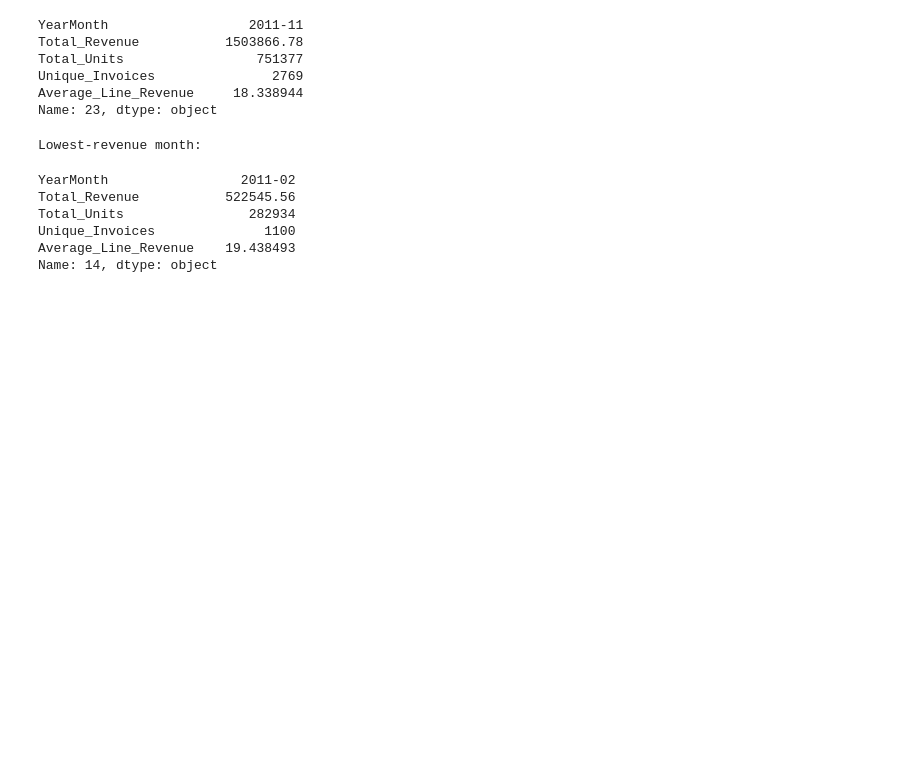
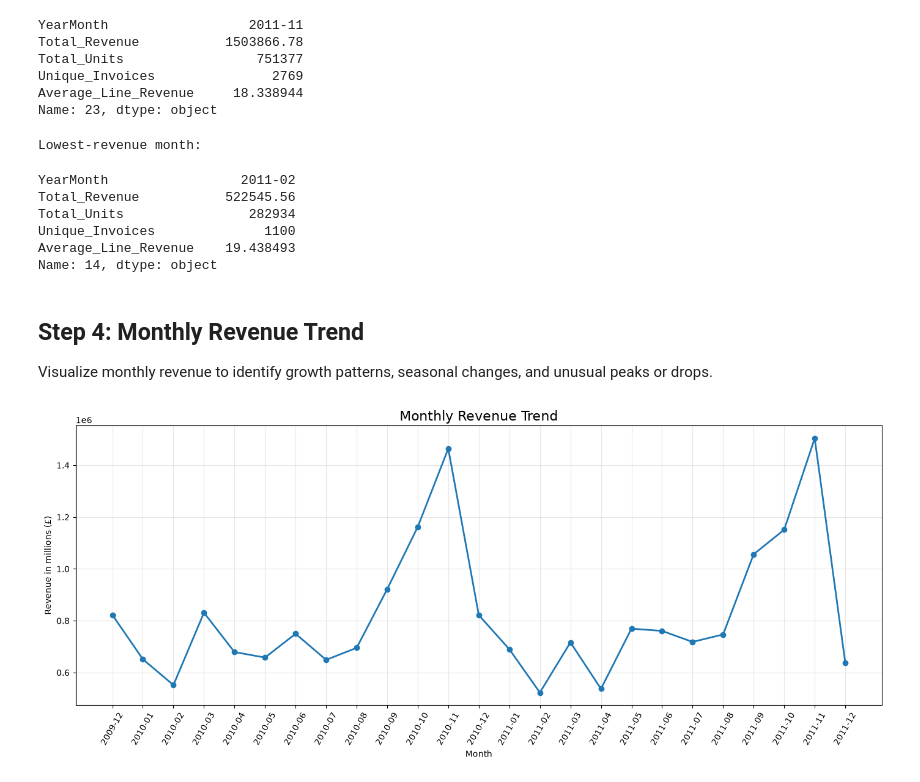
Before and after one commit to siddardha-007/retail-pulse-analytics, a Jupyter notebook: notebooks/03_feature_engineering.ipynb, the cells around one changed output. Saved outputs shown, nothing was run; the diff lists cells and outputs as text; code cells hidden in the pictures; blank space fills up the shorter version.

Commit message:
feat: Analyzed seasonality change, month over month, year month revenues

```diff
--- a/notebooks/03_feature_engineering.ipynb
+++ b/notebooks/03_feature_engineering.ipynb
@@ -202,3 +202,32 @@ Total_Units                282934
 Unique_Invoices              1100
 Average_Line_Revenue    19.438493
 Name: 14, dtype: object
+# %% [markdown]
+## Step 4: Monthly Revenue Trend
+
+Visualize monthly revenue to identify growth patterns, seasonal changes, and unusual peaks or drops.
+# %%
+import matplotlib.pyplot as plt
+
+# Convert YearMonth to strings for readable x-axis labels
+monthly_sales["Month_Label"] = monthly_sales["YearMonth"].astype(str)
+
+plt.figure(figsize=(14, 6))
+
+plt.plot(
+    monthly_sales["Month_Label"],
+    monthly_sales["Total_Revenue"],
+    marker="o",
+    linewidth=2
+)
+
+plt.title("Monthly Revenue Trend", fontsize=16)
+plt.xlabel("Month")
+plt.ylabel("Revenue in millions (£)")
+plt.xticks(rotation=60)
+plt.grid(True, alpha=0.3)
+plt.tight_layout()
+
+plt.show()
+# %% [output]
+[figure, added]
```
Also changed, not shown: parts of 7 cells of this notebook.
